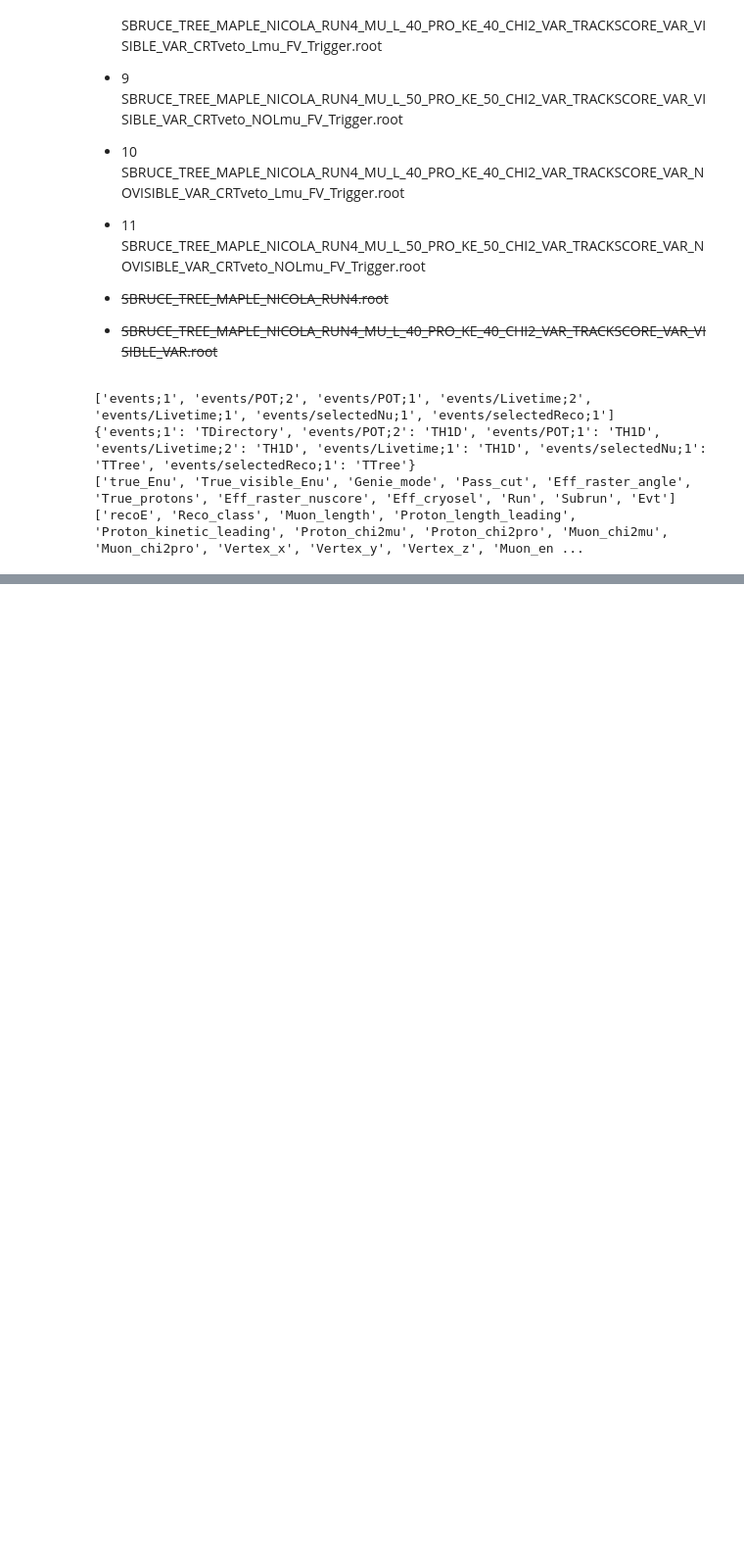
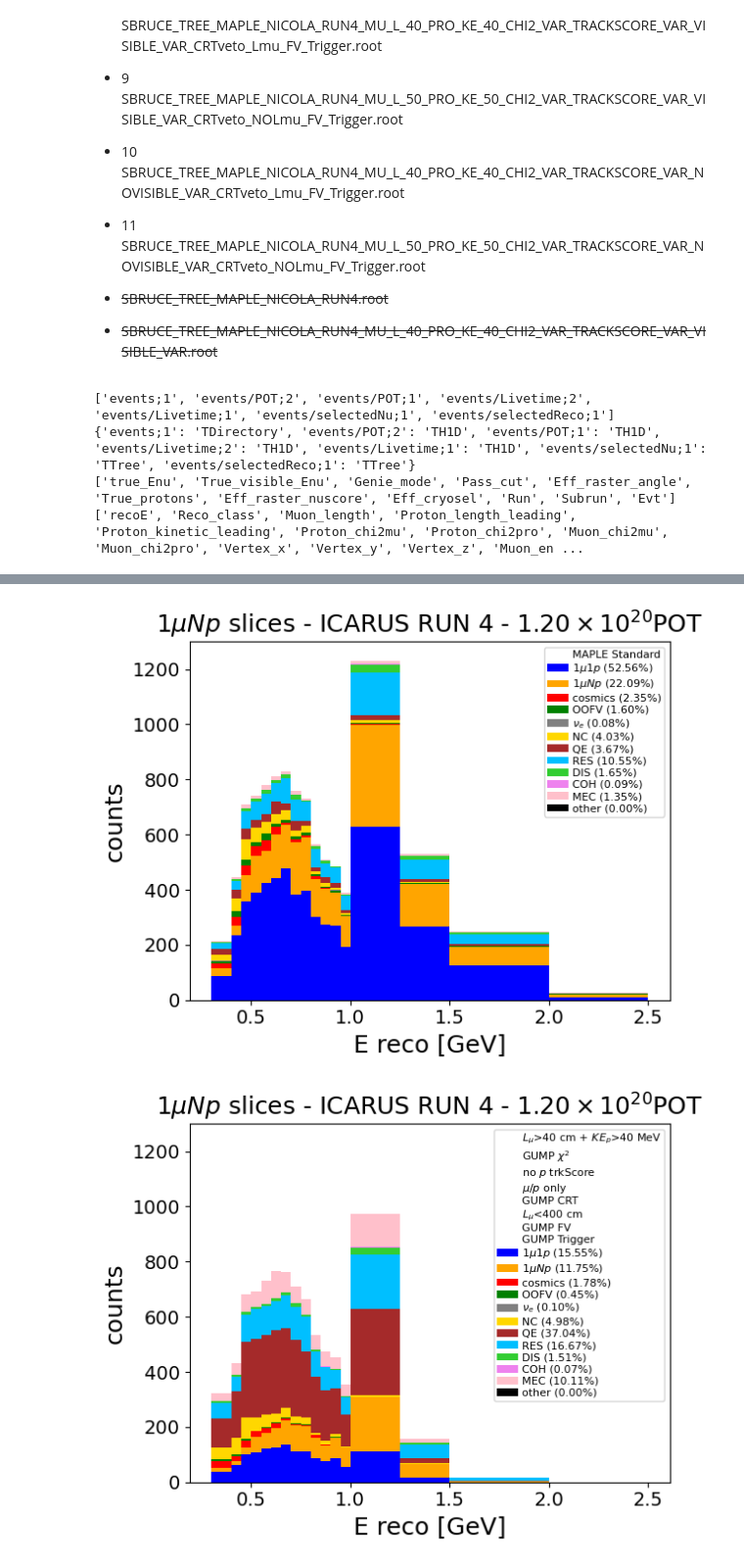
Before and after one commit to NicolaSommaggio/NicolaICARUS, a Jupyter notebook: MAPLE/selection_icarus/read_sbruce_tree.ipynb, the cells around one changed output, grey strips where cells are left out. Shown at 98% size. Saved outputs shown, nothing was run; the diff lists cells and outputs as text; code cells hidden in the pictures; blank space fills up the shorter version.

```diff
--- a/MAPLE/selection_icarus/read_sbruce_tree.ipynb
+++ b/MAPLE/selection_icarus/read_sbruce_tree.ipynb
@@ -425,0 +421,15 @@ plot_E_reco(df_reco_muL50_pKE50_pid_trackscore_NOvis_crt_NOLmumax_FV_Trigger,lab
+# %%
+final_labels = [
+    labels[0],
+    labels[8],
+    r'$L_{\mu}$>40 cm + $KE_p$>50 MeV' '\n' r'GUMP $\chi^2$' '\n' r'no $p$ trkScore' '\n' 'GUMP CRT' '\n' r'$L_{\mu}$<400 cm' '\n' 'GUMP FV' '\n' 'GUMP Trigger',
+    r'$L_{\mu}$>40 cm + $KE_p$>50 MeV' '\n' r'GUMP $\chi^2$' '\n' r'no $p$ trkScore' '\n' r'$\mu$/$p$ only' '\n' 'GUMP CRT' '\n' r'$L_{\mu}$<400 cm' '\n' 'GUMP FV' '\n' 'GUMP Trigger',
+]
+
+plot_E_reco(df_reco_standard,final_labels[0],00)
+plot_E_reco(df_reco_muL_pKE_pid_trackscore_vis_crt_Lmumax_FV_Trigger,final_labels[1],11)
+plot_E_reco(df_reco_GUMP_FINAL_mod,final_labels[2],22)
+plot_E_reco(df_reco_GUMP_FINAL_mod1,final_labels[3],33)
+# %% [output]
+[figure, added]
+[figure, added]
```
Also changed, not shown: parts of 9 cells of this notebook, 23 other files.
